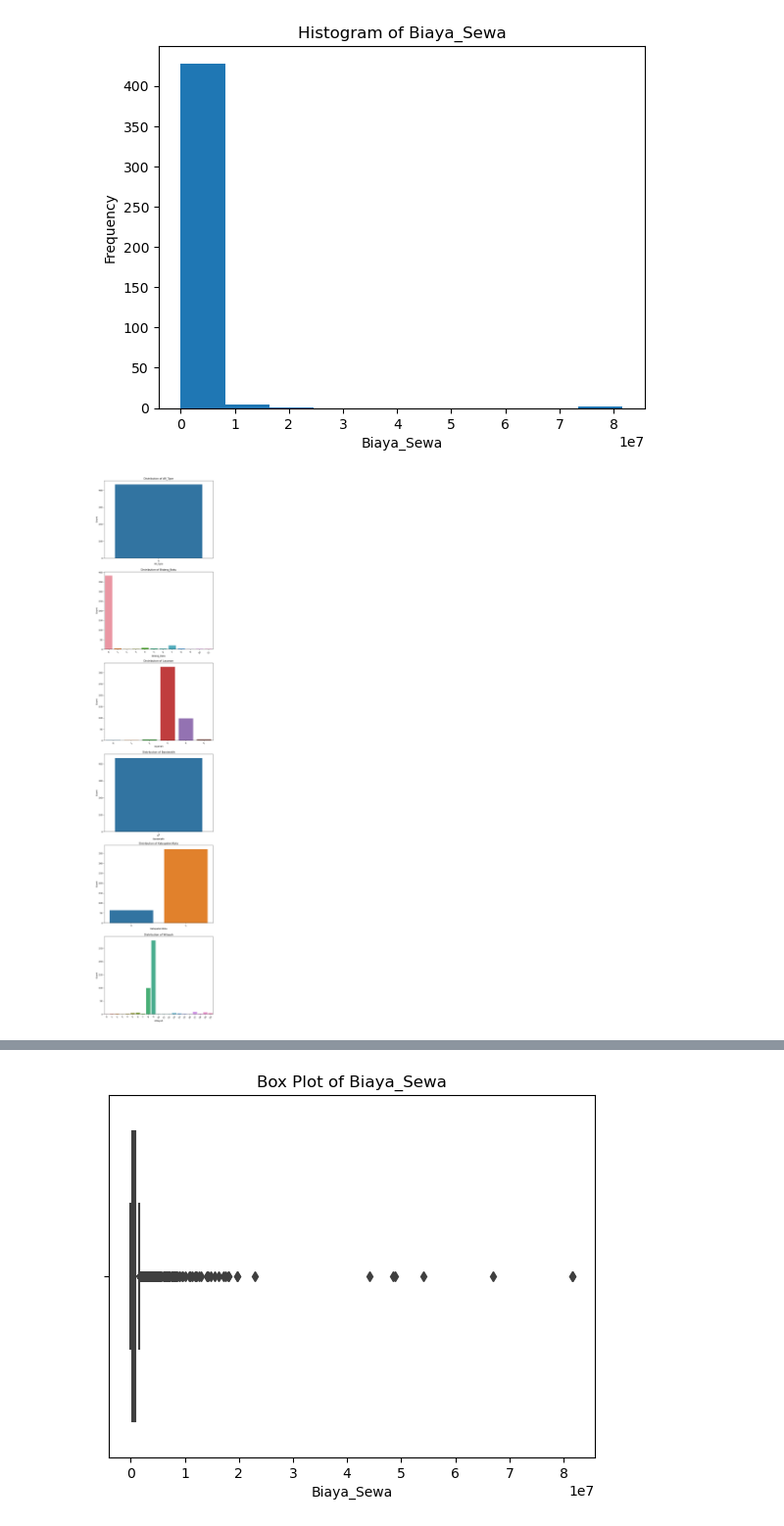
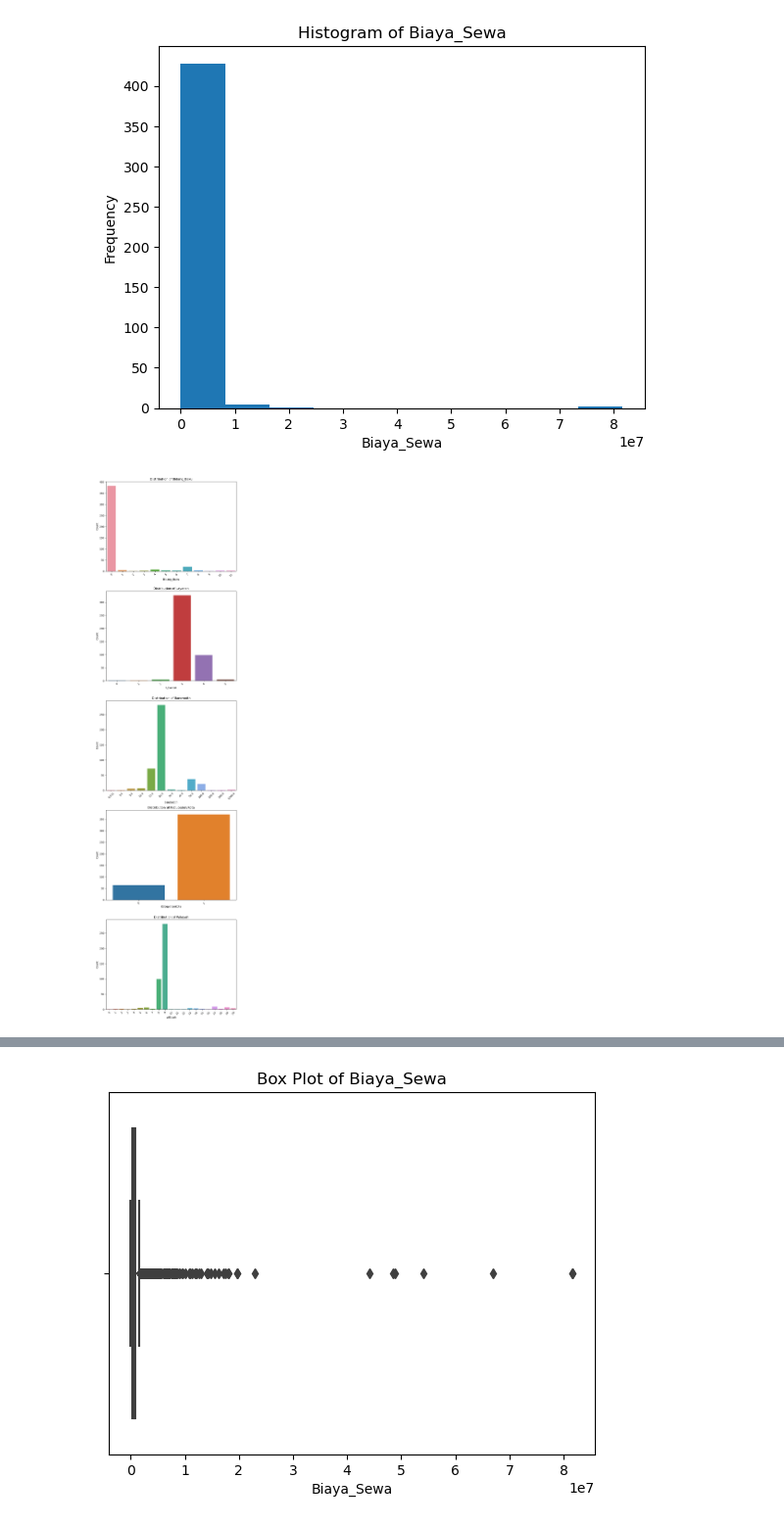
Before and after one commit to sabrinatiarab/deploy-pkl, a Jupyter notebook: code.ipynb, the cells around one changed output, grey strips where cells are left out. Shown at 98% size. Saved outputs shown, nothing was run; the diff lists cells and outputs as text; code cells hidden in the pictures.

```diff
--- a/code.ipynb
+++ b/code.ipynb
@@ -41,6 +41,6 @@ data5.head()
 | 260 | 738 | New | PT. RISET PERKEBUNAN NUSANTARA | Manufacture | Aktivitas Profesional, Ilmiah Dan... | Internet | Internet Broadband Corporate | 100 | 1415000.0 | ... |
 | 262 | 738 | New | DINAS KOMUNIKASI DAN INFORMATIKA ... | Government | Administrasi Pemerintahan, Pertah... | Internet | Internet Broadband Corporate | 50 | 0.0 | ... |
 # %%
-data6 = data5.drop(['Nomor', 'Segment','Cust Name', 'Address Terminating', 'SBU_Ter', 'AL_Status'], axis=1)
+data6 = data5.drop(['Nomor', 'Segment','Cust Name', 'Address Terminating', 'SBU_Ter', 'AL_Status','AR_Type'], axis=1)
 data6.head()
 # %% [output]
@@ -169,8 +167,8 @@ data7 = data6
 encoder = OrdinalEncoder()
 
 # Perform ordinal encoding
-data7[["AR_Type","Bidang_Baku","Tipe","Layanan","Kabupaten/Kota","Wilayah"]] = encoder.fit_transform(data7[["AR_Type","Bidang_Baku","Tipe","Layanan","Kabupaten/Kota","Wilayah"]])
+data7[["Bidang_Baku","Tipe","Layanan","Kabupaten/Kota","Wilayah"]] = encoder.fit_transform(data7[["Bidang_Baku","Tipe","Layanan","Kabupaten/Kota","Wilayah"]])
 
 # Print the encoded dataset
-print(encoder.fit_transform(data7[["AR_Type","Bidang_Baku","Tipe","Layanan","Kabupaten/Kota","Wilayah"]]))
+print(encoder.fit_transform(data7[["Bidang_Baku","Tipe","Layanan","Kabupaten/Kota","Wilayah"]]))
 # %% [output]
@@ -202,10 +199,9 @@ memory usage: 30.6+ KB
 # %%
 # converting  from float to int
-data7["AR_Type"] = data7["AR_Type"].astype(int)
 data7["Bidang_Baku"] = data7["Bidang_Baku"].astype(int)
 data7["Tipe"] = data7["Tipe"].astype(int)
 data7["Layanan"] = data7["Layanan"].astype(int)
-data7["Bandwidth"] = data7["AR_Type"].astype(float)
+data7["Bandwidth"] = data7["Bandwidth"].astype(float)
 data7["Kabupaten/Kota"] = data7["Kabupaten/Kota"].astype(int)
 data7["Wilayah"] = data7["Wilayah"].astype(int)
 
@@ -282,21 +277,21 @@ plt.show()
 [figure]
 # %%
 # Select the categorical variables
-categorical_vars = ['AR_Type', 'Bidang_Baku', 'Layanan', 'Bandwidth', 'Kabupaten/Kota', 'Wilayah']
+categorical_vars = ['Bidang_Baku', 'Layanan', 'Bandwidth', 'Kabupaten/Kota', 'Wilayah']
 
 # Create subplots for each categorical variable
 fig, axes = plt.subplots(len(categorical_vars), 1, figsize=(8, 6 * len(categorical_vars)))
 for i, var in enumerate(categorical_vars):
     sns.countplot(x=var, data=data7, ax=axes[i])
     axes[i].set_xlabel(var)
     axes[i].set_ylabel('Count')
     axes[i].set_title(f'Distribution of {var}')
     axes[i].tick_params(axis='x', rotation=45)
 
 plt.tight_layout()
 plt.show()
 # %% [output]
-[figure, old version]
+[figure, new version]
 # %%
 # # Grouped bar chart
 # fig, ax = plt.subplots()
```
Also changed, not shown: parts of 26 cells of this notebook, 4 other files.
